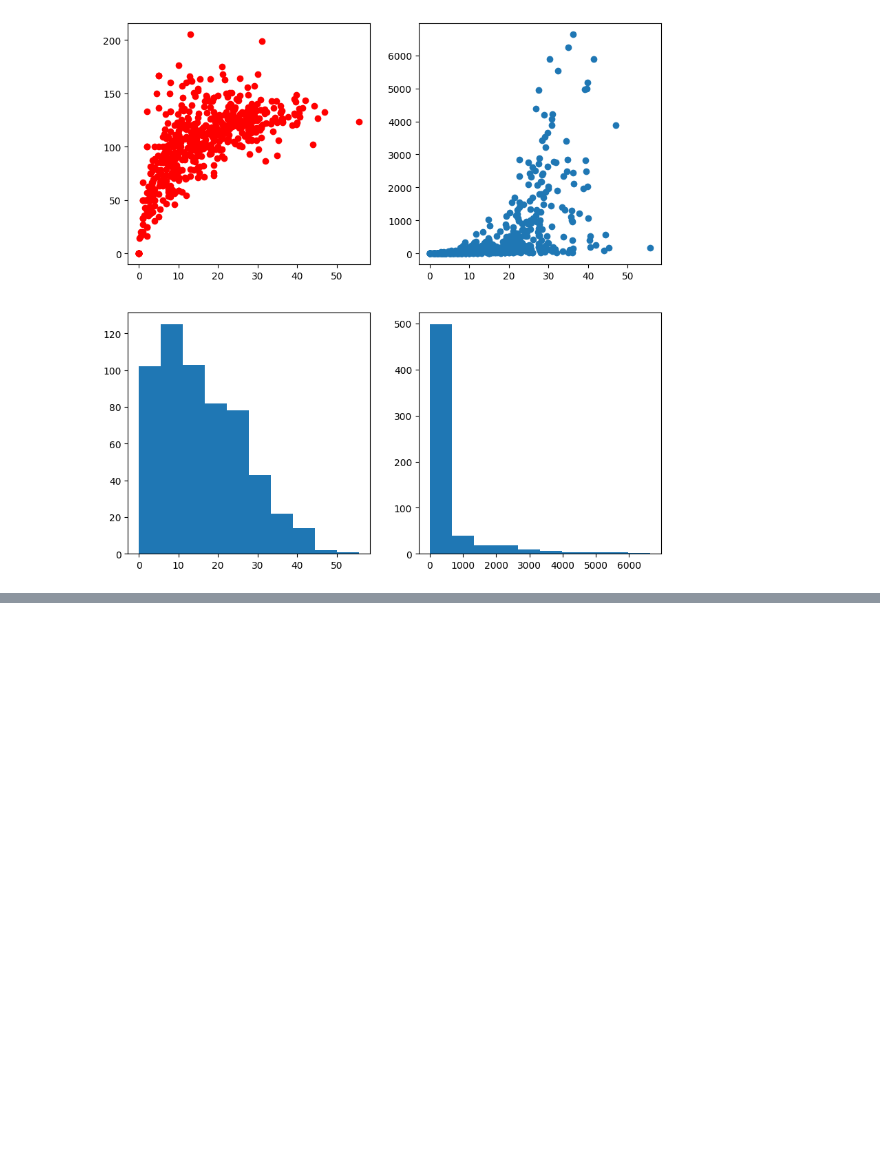
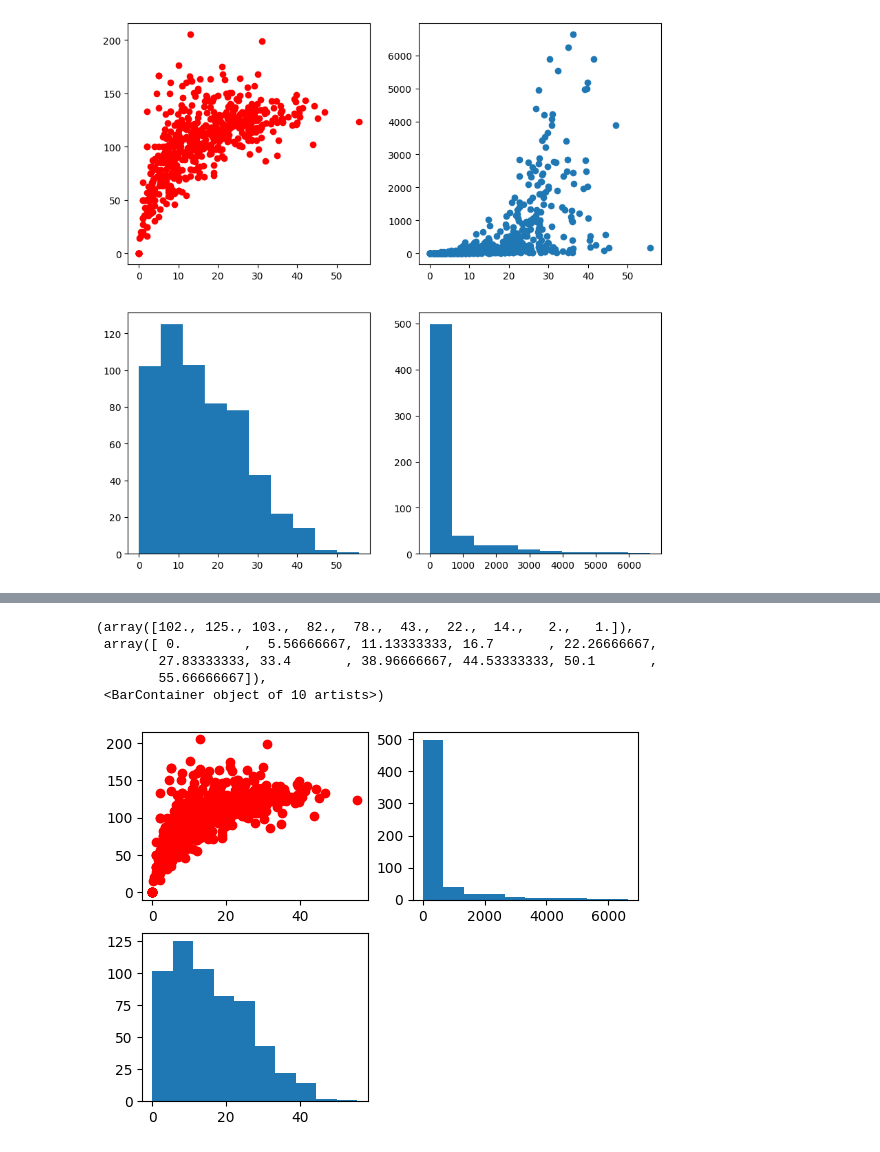
Before and after one commit to simran-aug15/Matplotlib, a Jupyter notebook: subplot.ipynb, the cells around one changed output, grey strips where cells are left out. Drawn from its saved outputs; the diff is of its cells as text; code cells hidden in the pictures; blank space fills up the shorter version.

```diff
--- a/subplot.ipynb
+++ b/subplot.ipynb
@@ -75,0 +89,18 @@ ax[1,1].hist(batter['runs']) # second row,second column
+# %%
+fig = plt.figure()
+
+ax1 = fig.add_subplot(2,2,1)
+ax1.scatter(batter['avg'],batter['strike_rate'],color='red')
+
+ax2 = fig.add_subplot(2,2,2)
+ax2.hist(batter['runs'])
+
+ax3 = fig.add_subplot(2,2,3)
+ax3.hist(batter['avg'])
+# %% [output]
+(array([102., 125., 103.,  82.,  78.,  43.,  22.,  14.,   2.,   1.]),
+ array([ 0.        ,  5.56666667, 11.13333333, 16.7       , 22.26666667,
+        27.83333333, 33.4       , 38.96666667, 44.53333333, 50.1       ,
+        55.66666667]),
+ <BarContainer object of 10 artists>)
+[figure, added]
```
Also changed, not shown: parts of 1 cell of this notebook.
